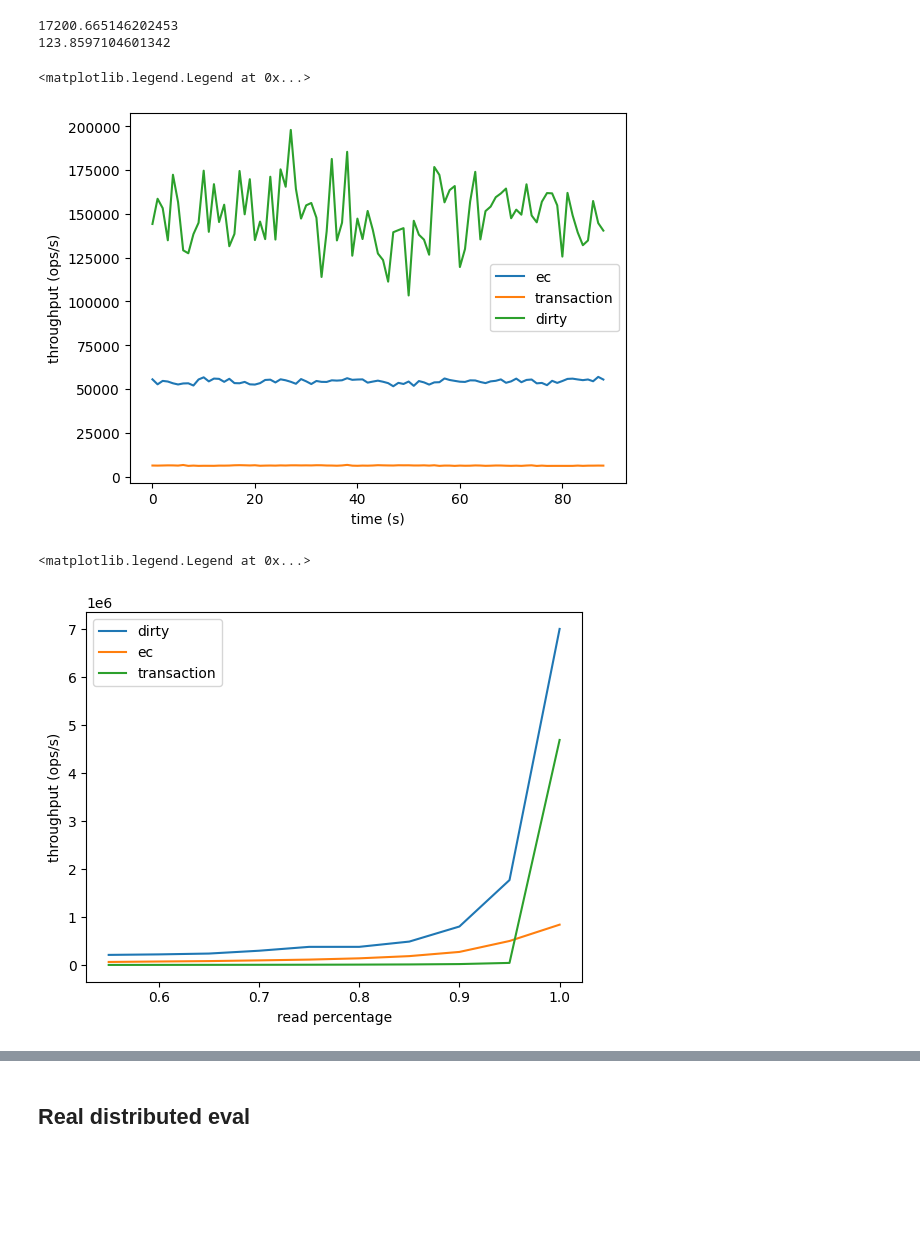
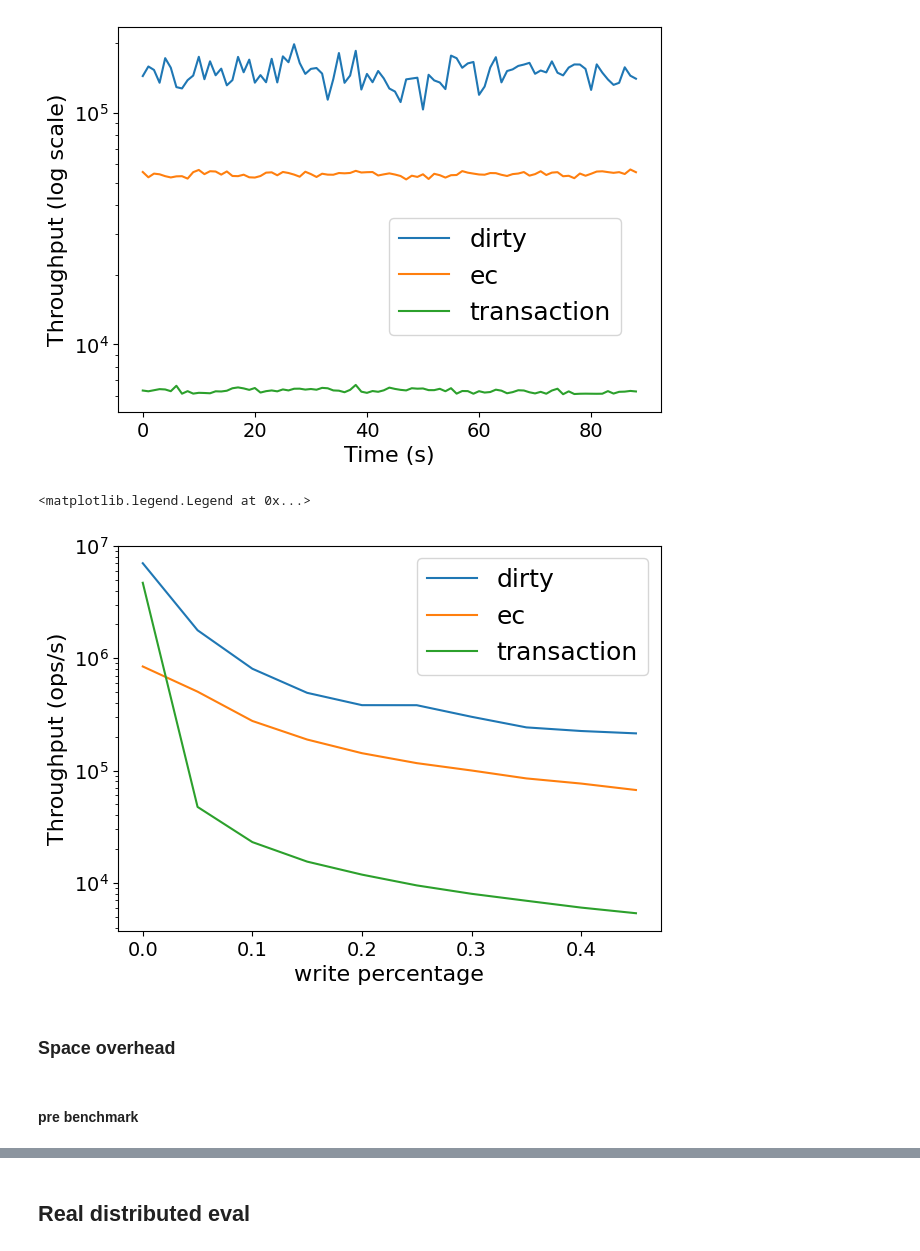
Before and after one commit to Vincent-lau/hypermnesia, a Jupyter notebook: benchmark/plot.ipynb, the cells around one changed output, grey strips where cells are left out. Cells and saved outputs as stored; diff of their text form; code cells hidden in the pictures; blank space fills up the shorter version.

```diff
--- a/benchmark/plot.ipynb
+++ b/benchmark/plot.ipynb
@@ -4,2 +5,16 @@ import matplotlib.pyplot as plt
 # %%
 colours = ['tab:blue', 'tab:orange', 'tab:green', 'tab:red', 'tab:purple', 'tab:brown', 'tab:pink', 'tab:gray', 'tab:olive', 'tab:cyan']
+params = {
+   'axes.labelsize': 16,
+   'font.size': 14,
+   'legend.fontsize': 18,
+   'xtick.labelsize': 14,
+   'ytick.labelsize': 14,
+   'text.usetex': False,
+   'figure.figsize': [7, 5],
+   'hist.bins': 20,
+}
+rcParams = plt.rcParams
+rcParams.update(params)
+graph_dir = "graphs/"
+cs = Set2_7.mpl_colors
@@ -71,20 +90,20 @@ trans_tp_change = [6315,6267,6334,6403,
                                                    6127,6234,6246,6290,6257]
 
 dirty_tp_change =[144213,158612,153252,134904,172318,156692,
-                                   129173,127482,138422,144915,174642,139727,
-                                   166946,145307,155228,131503,138520,174473,
-                                   149730,169779,135017,145585,135559,171189,
-                                   135312,175417,165453,197911,164232,147306,
-                                   154858,156210,147797,113956,140007,181347,
-                                   134808,144944,185412,126097,147284,135603,
-                                   151662,140917,127351,123629,111298,139510,
-                                   140701,141846,103400,146055,138080,135248,
-                                   126662,176741,172220,156564,163545,165869,
-                                   119623,129932,156978,173977,135414,151567,
-                                   154119,159499,161644,164437,147480,152397,
-                                   149523,166861,149066,145151,156923,161856,
-                                   161700,154832,125599,161964,149193,139377,
-                                   132094,134802,157348,144710,140431]
+129173,127482,138422,144915,174642,139727,
+166946,145307,155228,131503,138520,174473,
+149730,169779,135017,145585,135559,171189,
+135312,175417,165453,197911,164232,147306,
+154858,156210,147797,113956,140007,181347,
+134808,144944,185412,126097,147284,135603,
+151662,140917,127351,123629,111298,139510,
+140701,141846,103400,146055,138080,135248,
+126662,176741,172220,156564,163545,165869,
+119623,129932,156978,173977,135414,151567,
+154119,159499,161644,164437,147480,152397,
+149523,166861,149066,145151,156923,161856,
+161700,154832,125599,161964,149193,139377,
+132094,134802,157348,144710,140431]
 
 
 
@@ -95,34 +114,37 @@ trans_tp_change = np.array(trans_tp_change)
 
 
 fig, ax = plt.subplots()
-ax.plot(ec_tp_change, label='ec')
-ax.plot(trans_tp_change, label='transaction')
-ax.plot(dirty_tp_change, label='dirty')
-ax.set_ylabel('throughput (ops/s)')
-ax.set_xlabel('time (s)')
-ax.legend()
+ax.semilogy(dirty_tp_change, label='dirty')
+ax.semilogy(ec_tp_change, label='ec')
+ax.semilogy(trans_tp_change, label='transaction')
+ax.set_ylabel('Throughput (log scale)')
+ax.set_xlabel('Time (s)')
+ax.legend(loc=(0.5, 0.2))
+
+fig.savefig(f'{graph_dir}tp_time_single.pdf', bbox_inches='tight')
 # %% [output]
-17200.665146202453
-123.8597104601342
-<matplotlib.legend.Legend at 0x...>
-[figure, old version]
+[figure, new version]
 # %%
 dirty_tp_rw = [214341,224977,242322,301110,381829,382221,491975,806151,1774494,7009840]
 ec_tp_rw = [67141, 76614, 85137,100149,116443,142783,188880,276398,504068,844572]
 trans_tp_rw = [5372, 6029,6936,7998,9500,11849,15471,23082,47467,4695325]
 
 dirty_tp_rw = np.array(dirty_tp_rw)
 ec_tp_rw = np.array(ec_tp_rw)
 trans_tp_rw = np.array(trans_tp_rw)
 
-rd_pct = [i * 0.1 + (1 - 0.1 * i) * 0.5 for i in range(1, 11)]
+write_pct = [1 - (i * 0.1 + (1 - 0.1 * i) * 0.5) for i in range(1, 11)]
 fig, ax = plt.subplots()
-ax.plot(rd_pct, dirty_tp_rw, label='dirty')
-ax.plot(rd_pct, ec_tp_rw, label='ec')
-ax.plot(rd_pct, trans_tp_rw, label='transaction')
-ax.set_ylabel('throughput (ops/s)')
-ax.set_xlabel('read percentage')
+ax.semilogy(write_pct, dirty_tp_rw, label='dirty')
+ax.semilogy(write_pct, ec_tp_rw, label='ec')
+ax.semilogy(write_pct, trans_tp_rw, label='transaction')
+ax.set_ylabel('Throughput (ops/s)')
+ax.set_xlabel('write percentage')
 ax.legend()
 # %% [output]
 <matplotlib.legend.Legend at 0x...>
-[figure, old version]
+[figure, new version]
+# %% [markdown]
+### Space overhead
+# %% [markdown]
+#### pre benchmark
```
Also changed, not shown: parts of 25 cells of this notebook.
